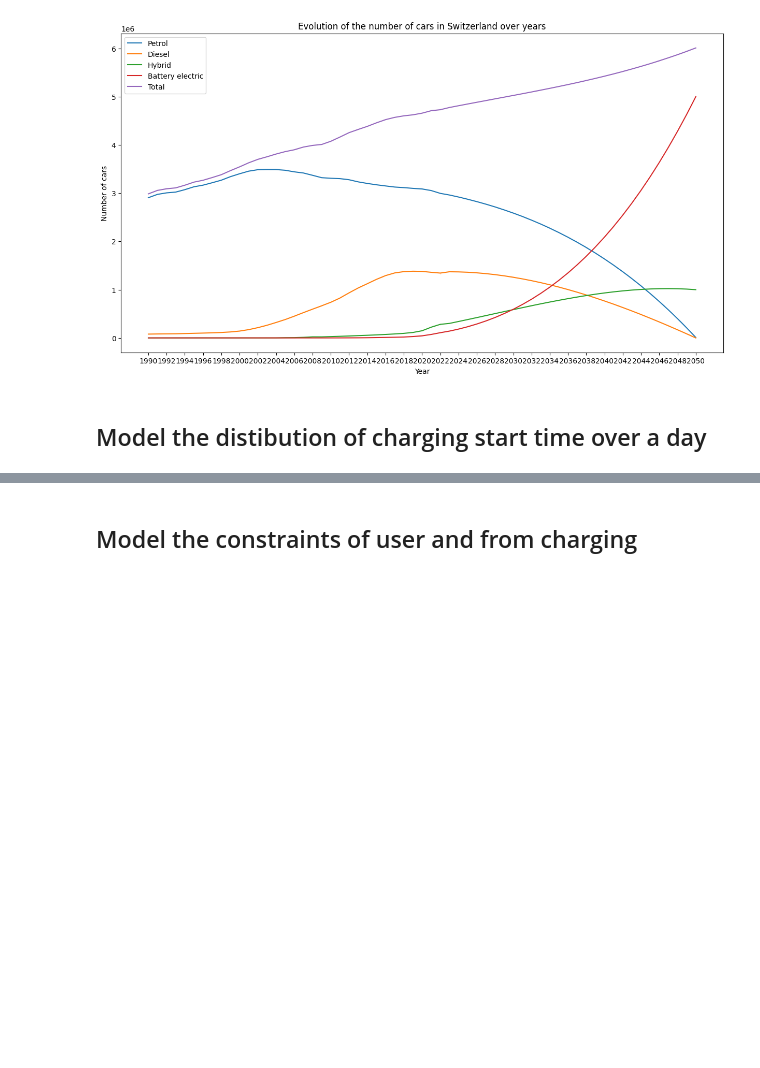
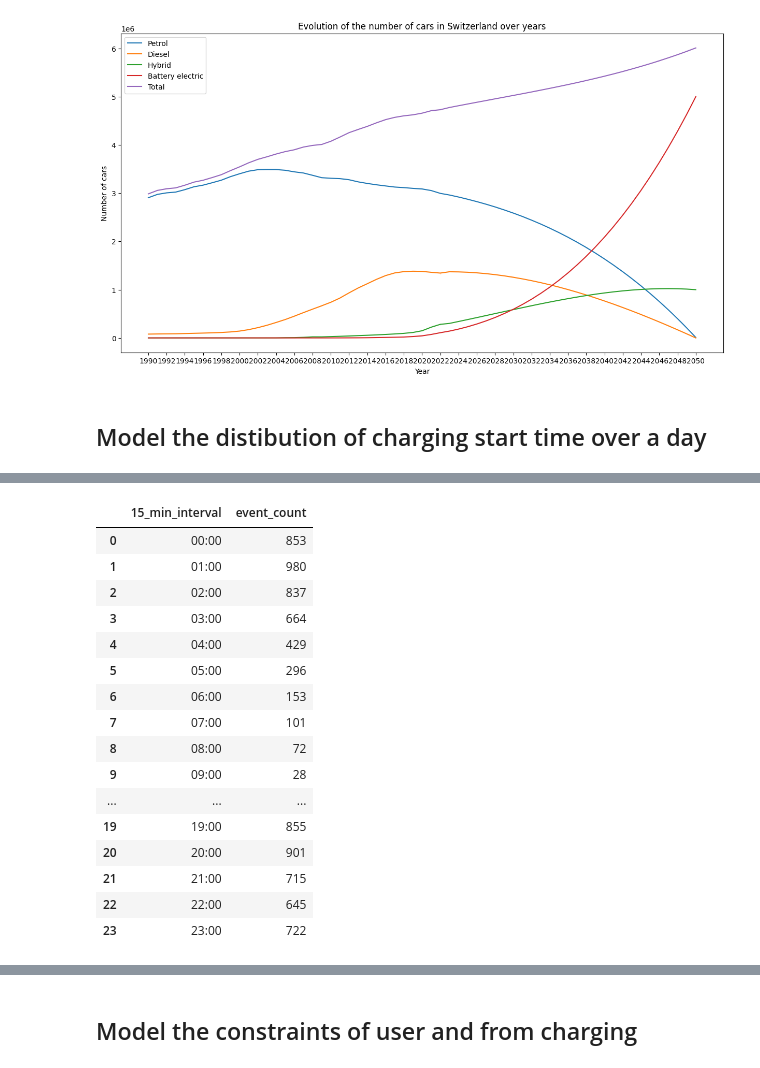
Before and after one commit to yanis-trn/EnergyNow2.0, a Jupyter notebook: EV-modeling.ipynb, the cells around one changed output, grey strips where cells are left out. Saved outputs shown, nothing was run; the diff lists cells and outputs as text; code cells hidden in the pictures; blank space fills up the shorter version.

```diff
--- a/EV-modeling.ipynb
+++ b/EV-modeling.ipynb
@@ -171,0 +234,20 @@ plot_evolution(data_ev_forecast)
+# %%
+event_counts
+# %% [output]
+|  | 15_min_interval | event_count |
+| 0 | 00:00 | 853 |
+| 1 | 01:00 | 980 |
+| 2 | 02:00 | 837 |
+| 3 | 03:00 | 664 |
+| 4 | 04:00 | 429 |
+| 5 | 05:00 | 296 |
+| 6 | 06:00 | 153 |
+| 7 | 07:00 | 101 |
+| 8 | 08:00 | 72 |
+| 9 | 09:00 | 28 |
+| ... | ... | ... |
+| 19 | 19:00 | 855 |
+| 20 | 20:00 | 901 |
+| 21 | 21:00 | 715 |
+| 22 | 22:00 | 645 |
+| 23 | 23:00 | 722 |
```
Also changed, not shown: parts of 12 cells of this notebook.
